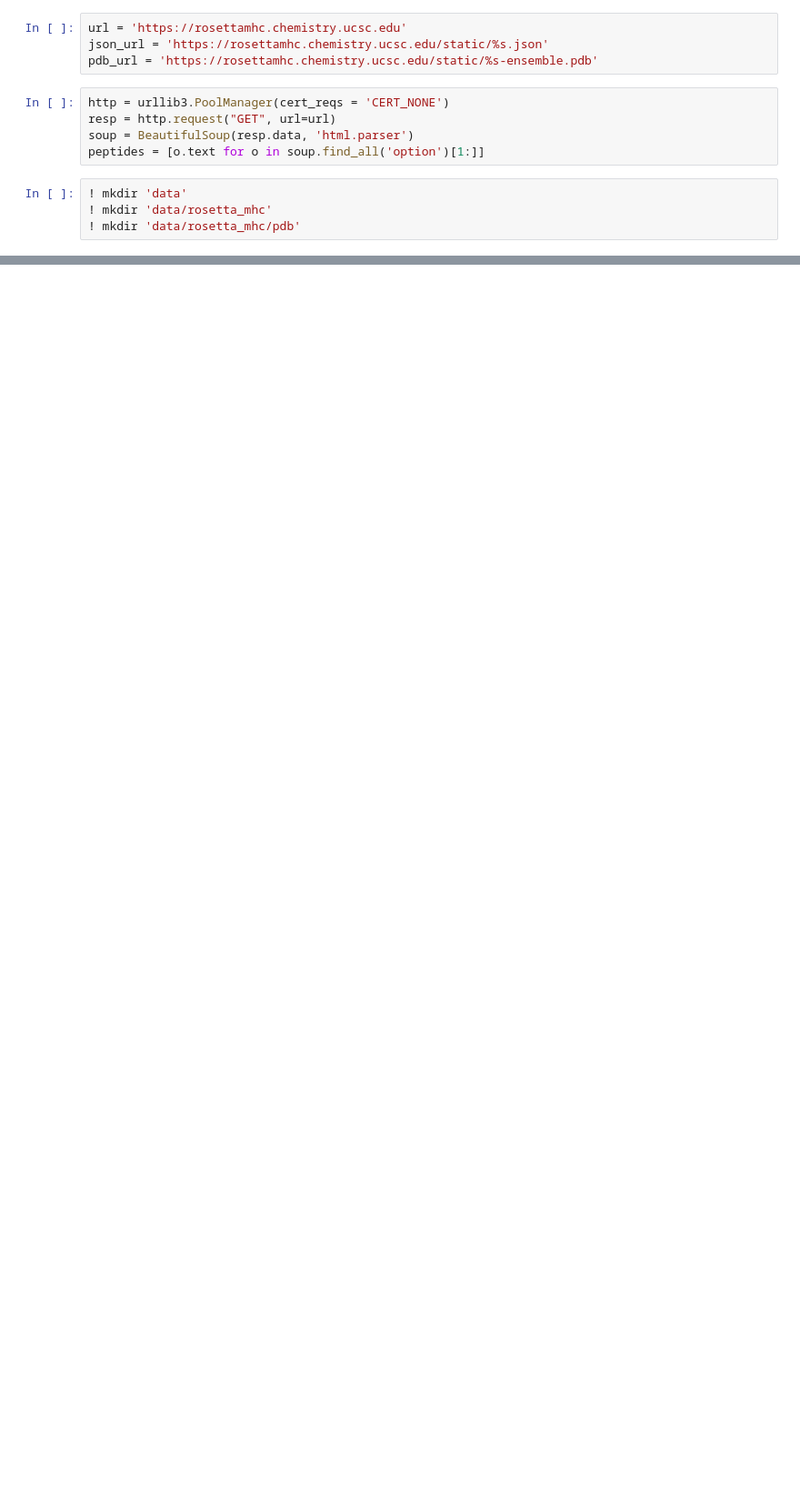
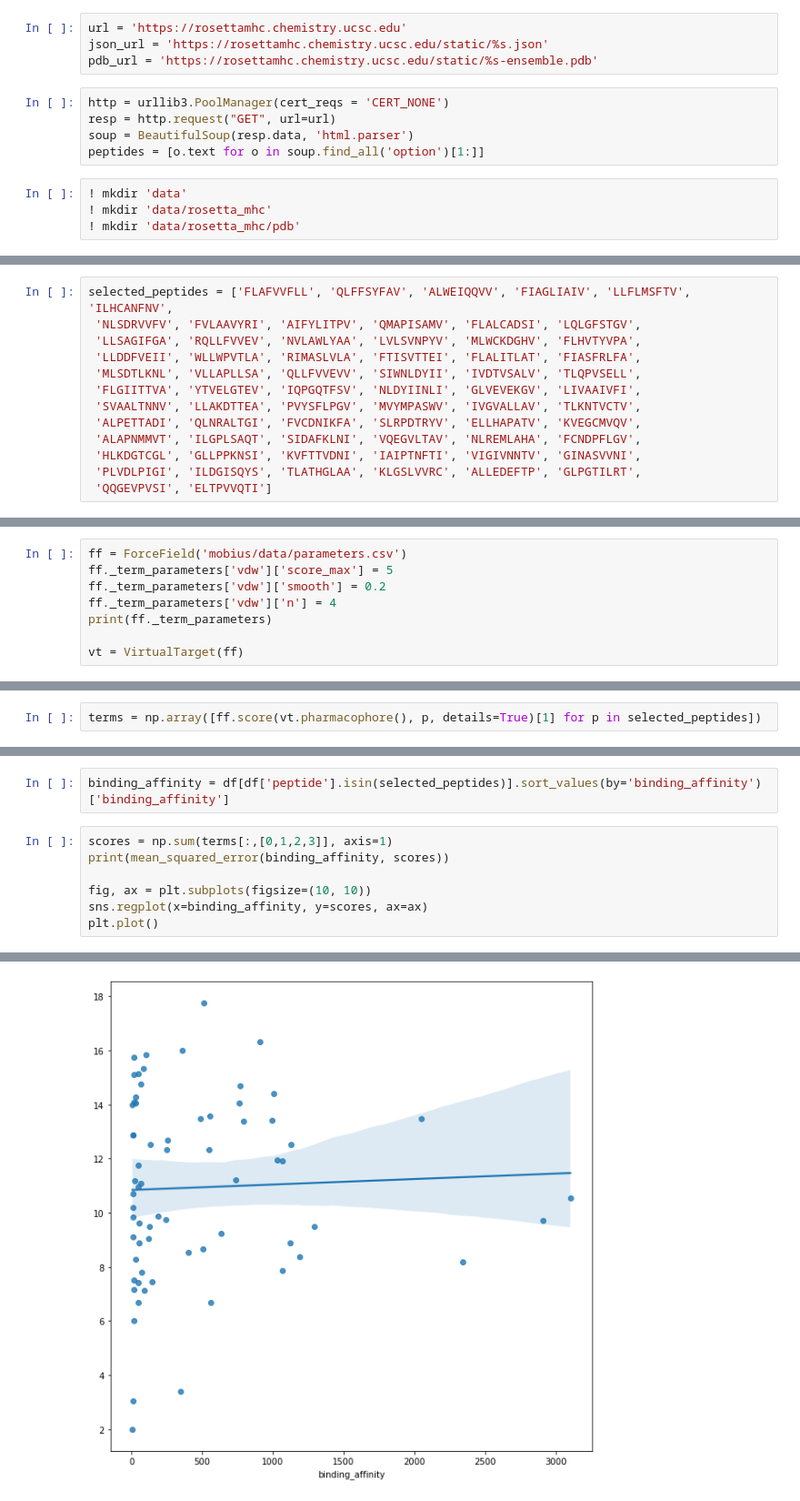
Before and after one commit to jeeberhardt/mobius, a Jupyter notebook: Untitled1.ipynb, the cells around one changed output, grey strips where cells are left out. Shown at 91% size. Drawn from its saved outputs; the diff is of its cells as text; blank space fills up the shorter version.

```diff
--- a/Untitled1.ipynb
+++ b/Untitled1.ipynb
@@ -161,0 +292,13 @@ result.residueAreas()['A']['183'].relativeSideChain
+# %%
+selected_peptides = ['FLAFVVFLL', 'QLFFSYFAV', 'ALWEIQQVV', 'FIAGLIAIV', 'LLFLMSFTV', 'ILHCANFNV',
+ 'NLSDRVVFV', 'FVLAAVYRI', 'AIFYLITPV', 'QMAPISAMV', 'FLALCADSI', 'LQLGFSTGV',
+ 'LLSAGIFGA', 'RQLLFVVEV', 'NVLAWLYAA', 'LVLSVNPYV', 'MLWCKDGHV', 'FLHVTYVPA',
+ 'LLDDFVEII', 'WLLWPVTLA', 'RIMASLVLA', 'FTISVTTEI', 'FLALITLAT', 'FIASFRLFA',
+ 'MLSDTLKNL', 'VLLAPLLSA', 'QLLFVVEVV', 'SIWNLDYII', 'IVDTVSALV', 'TLQPVSELL',
+ 'FLGIITTVA', 'YTVELGTEV', 'IQPGQTFSV', 'NLDYIINLI', 'GLVEVEKGV', 'LIVAAIVFI',
+ 'SVAALTNNV', 'LLAKDTTEA', 'PVYSFLPGV', 'MVYMPASWV', 'IVGVALLAV', 'TLKNTVCTV',
+ 'ALPETTADI', 'QLNRALTGI', 'FVCDNIKFA', 'SLRPDTRYV', 'ELLHAPATV', 'KVEGCMVQV',
+ 'ALAPNMMVT', 'ILGPLSAQT', 'SIDAFKLNI', 'VQEGVLTAV', 'NLREMLAHA', 'FCNDPFLGV',
+ 'HLKDGTCGL', 'GLLPPKNSI', 'KVFTTVDNI', 'IAIPTNFTI', 'VIGIVNNTV', 'GINASVVNI',
+ 'PLVDLPIGI', 'ILDGISQYS', 'TLATHGLAA', 'KLGSLVVRC', 'ALLEDEFTP', 'GLPGTILRT',
+ 'QQGEVPVSI', 'ELTPVVQTI']
@@ -161,0 +347,8 @@ result.residueAreas()['A']['183'].relativeSideChain
+# %%
+ff = ForceField('mobius/data/parameters.csv')
+ff._term_parameters['vdw']['score_max'] = 5
+ff._term_parameters['vdw']['smooth'] = 0.2
+ff._term_parameters['vdw']['n'] = 4
+print(ff._term_parameters)
+
+vt = VirtualTarget(ff)
@@ -161,0 +360,2 @@ result.residueAreas()['A']['183'].relativeSideChain
+# %%
+terms = np.array([ff.score(vt.pharmacophore(), p, details=True)[1] for p in selected_peptides])
@@ -161,0 +378,10 @@ result.residueAreas()['A']['183'].relativeSideChain
+# %%
+binding_affinity = df[df['peptide'].isin(selected_peptides)].sort_values(by='binding_affinity')['binding_affinity']
+# %%
+scores = np.sum(terms[:,[0,1,2,3]], axis=1)
+print(mean_squared_error(binding_affinity, scores))
+
+fig, ax = plt.subplots(figsize=(10, 10))
+sns.regplot(x=binding_affinity, y=scores, ax=ax)
+plt.plot()
+# %% [output]
@@ -161,0 +390 @@ result.residueAreas()['A']['183'].relativeSideChain
+[figure, added]
```
Also changed, not shown: parts of 39 cells of this notebook, 5 other files.
